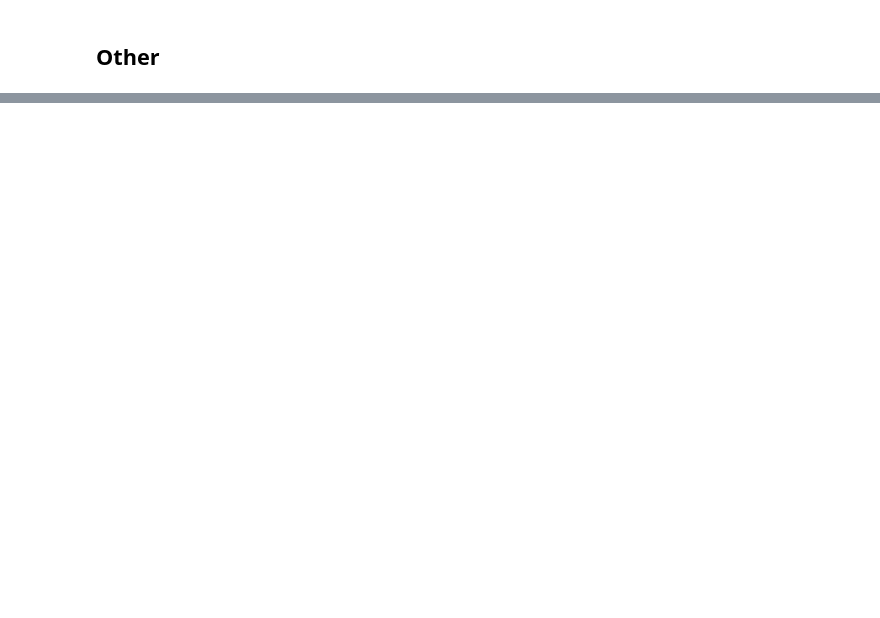
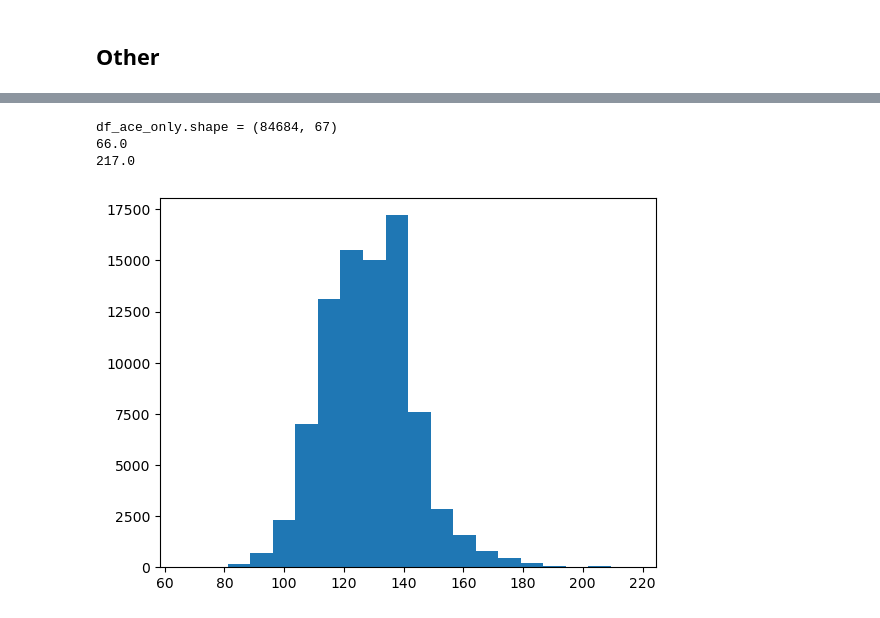
Before and after one commit to tian1327/Accord-RL, a Jupyter notebook: DOPE/BPClass/model.ipynb, the cells around one changed output, grey strips where cells are left out. Drawn from its saved outputs; the diff is of its cells as text; code cells hidden in the pictures; blank space fills up the shorter version.

```diff
--- a/DOPE/BPClass/model.ipynb
+++ b/DOPE/BPClass/model.ipynb
@@ -324,0 +421,15 @@ Frequency counts above show that:
+# %%
+# check the sbp_feedback range in the df when prescribing ACE
+df_ace_only = df[df['action_code']=='00000']
+print('df_ace_only.shape =', df_ace_only.shape)
+print(min(df_ace_only['sbp_feedback']))
+print(max(df_ace_only['sbp_feedback']))
+
+# plot the distribution of sbp_feedback
+plt.hist(df_ace_only['sbp_feedback'], bins=20)
+plt.show()
+# %% [output]
+df_ace_only.shape = (84684, 67)
+66.0
+217.0
+[figure, added]
```
Also changed, not shown: parts of 19 cells of this notebook, 3 other files.
